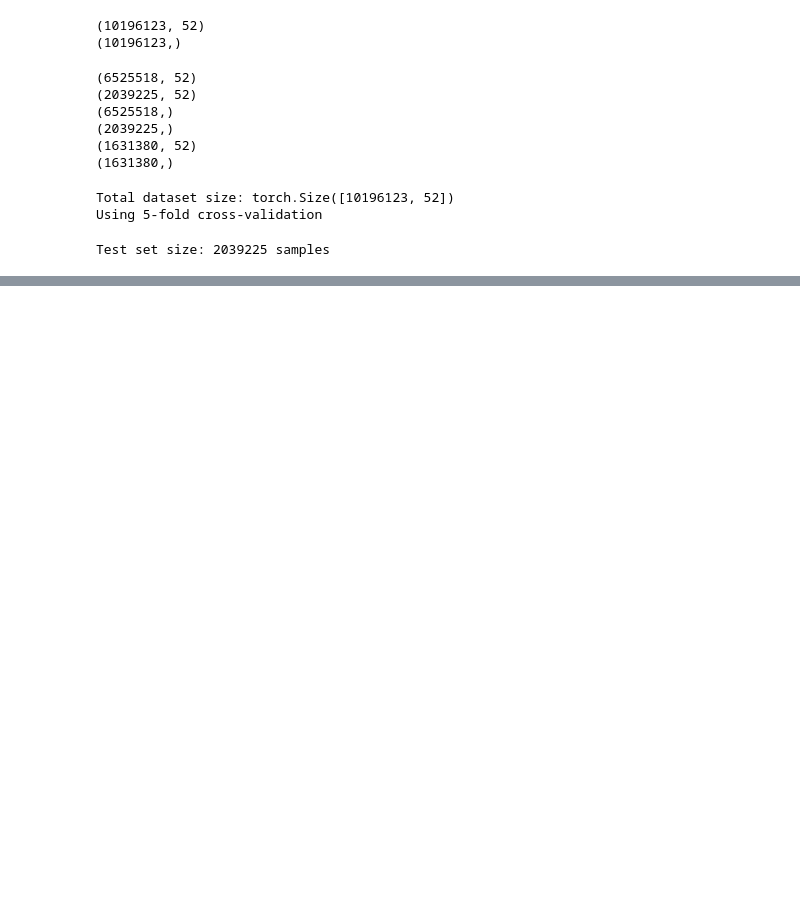
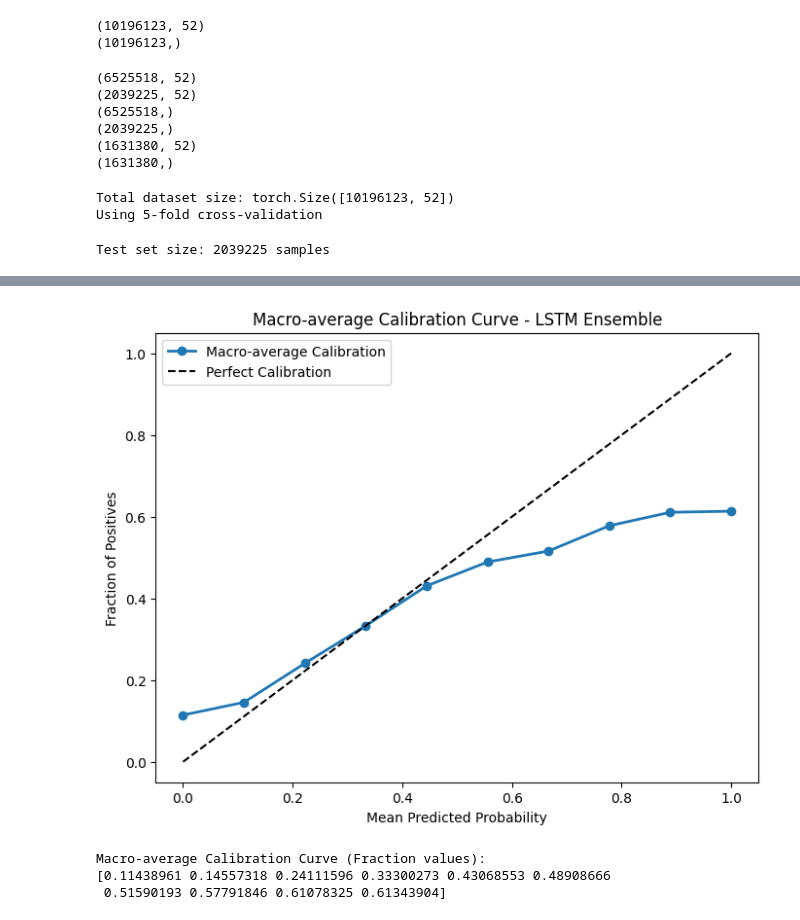
Before and after one commit to lastwater8725/figure_v2, a Jupyter notebook: figure/src/ada_dl/figure_ema_lstm_trans.ipynb, the cells around one changed output, grey strips where cells are left out. Saved outputs shown, nothing was run; the diff lists cells and outputs as text; code cells hidden in the pictures; blank space fills up the shorter version.

```diff
--- a/figure/src/ada_dl/figure_ema_lstm_trans.ipynb
+++ b/figure/src/ada_dl/figure_ema_lstm_trans.ipynb
@@ -567,0 +626,43 @@ plt.show()
+# %%
+from sklearn.calibration import calibration_curve
+
+# 각 클래스별 calibration curve를 저장할 딕셔너리 생성
+calib_pred_lstm = dict()
+calib_frac_lstm = dict()
+
+for i in range(n_classes):
+    # Y_test_bin[:, i]: 이진화된 true label, ensemble_lstm_probs[:, i]: 해당 클래스의 예측 확률
+    frac, pred_val = calibration_curve(Y_test_bin[:, i], ensemble_lstm_probs[:, i], n_bins=10)
+    calib_pred_lstm[i] = pred_val
+    calib_frac_lstm[i] = frac
+# %%
+import numpy as np
+import matplotlib.pyplot as plt
+
+# 공통 x축: 평균 predicted probability (n_bins 값과 동일하게 사용, 예: 10 포인트)
+n_bins = 10
+common_pred = np.linspace(0, 1, n_bins)
+mean_frac = np.zeros_like(common_pred)
+
+for i in range(n_classes):
+    # 각 클래스별 calib_pred_lstm[i]와 calib_frac_lstm[i]에 대해 common_pred 기준 보간
+    mean_frac += np.interp(common_pred, calib_pred_lstm[i], calib_frac_lstm[i])
+mean_frac /= n_classes
+
+plt.figure(figsize=(8, 6))
+plt.plot(common_pred, mean_frac, marker='o', lw=2, label="Macro-average Calibration")
+plt.plot([0, 1], [0, 1], 'k--', label="Perfect Calibration")
+plt.xlabel("Mean Predicted Probability")
+plt.ylabel("Fraction of Positives")
+plt.title("Macro-average Calibration Curve - LSTM Ensemble")
+plt.legend(loc="best")
+plt.show()
+
+
+print("Macro-average Calibration Curve (Fraction values):")
+print(mean_frac)
+# %% [output]
+[figure, added]
+Macro-average Calibration Curve (Fraction values):
+[0.11438961 0.14557318 0.24111596 0.33300273 0.43068553 0.48908666
+ 0.51590193 0.57791846 0.61078325 0.61343904]
```
Also changed, not shown: parts of 20 cells of this notebook, 5 other files.
